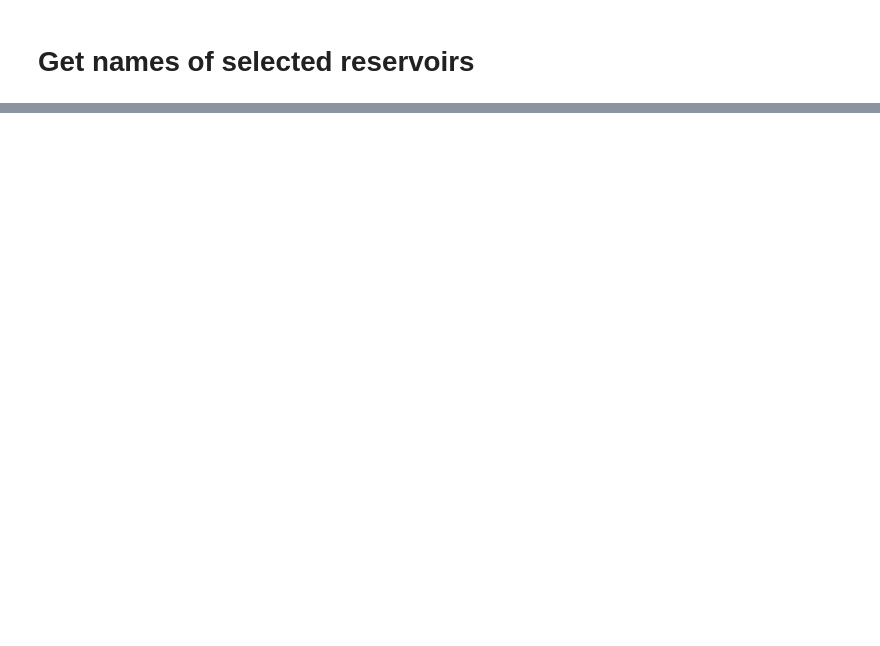
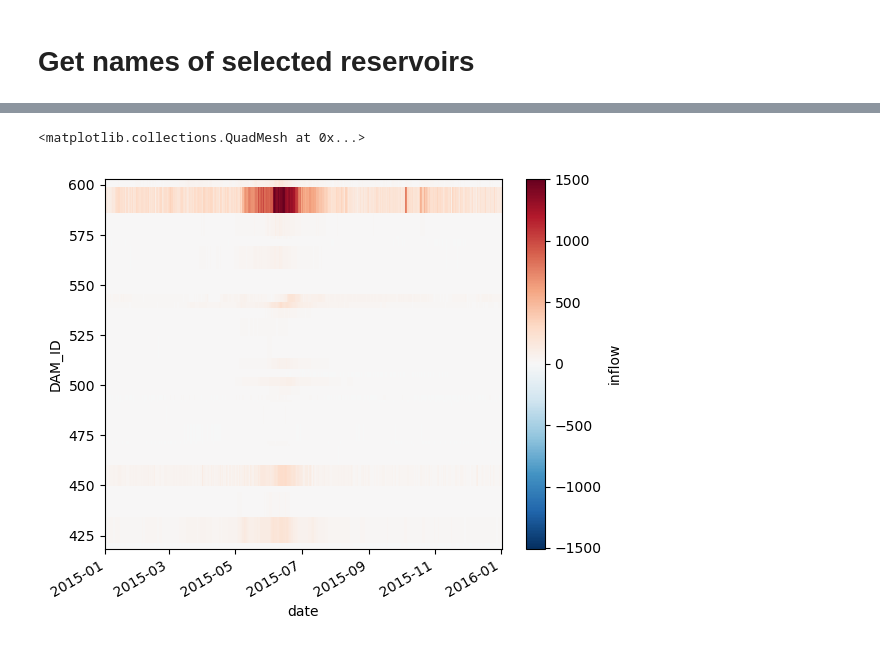
Before and after one commit to pritamd47/ReservoirNetwork, a Jupyter notebook: notebooks/sandbox.ipynb, the cells around one changed output, grey strips where cells are left out. Saved outputs shown, nothing was run; the diff lists cells and outputs as text; code cells hidden in the pictures; blank space fills up the shorter version.

```diff
--- a/notebooks/sandbox.ipynb
+++ b/notebooks/sandbox.ipynb
@@ -105,0 +222,5 @@ for res_id in sel_res['DAM_ID']:
+# %%
+TS['inflow'].plot()
+# %% [output]
+<matplotlib.collections.QuadMesh at 0x...>
+[figure, added]
```
Also changed, not shown: parts of 17 cells of this notebook.
